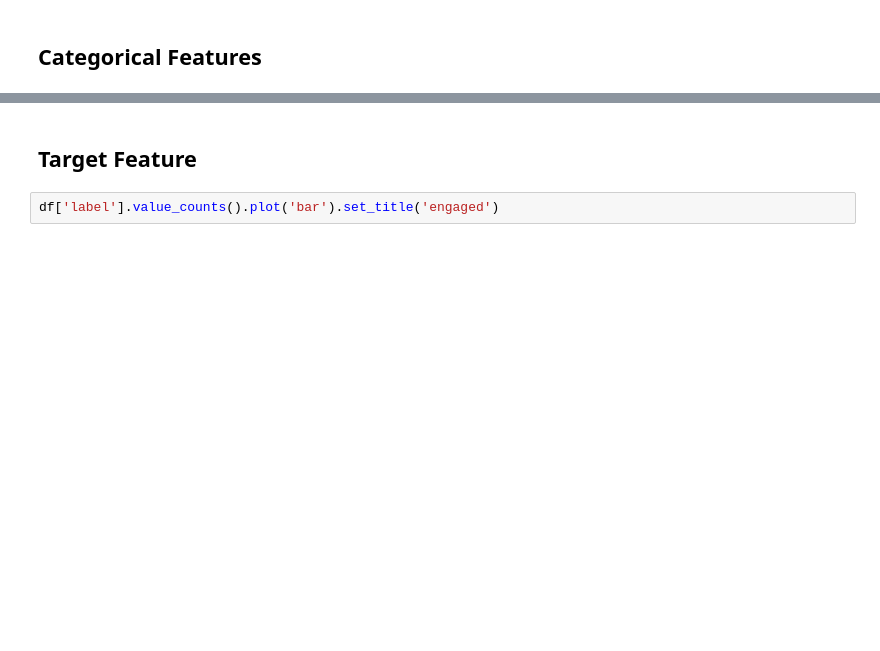
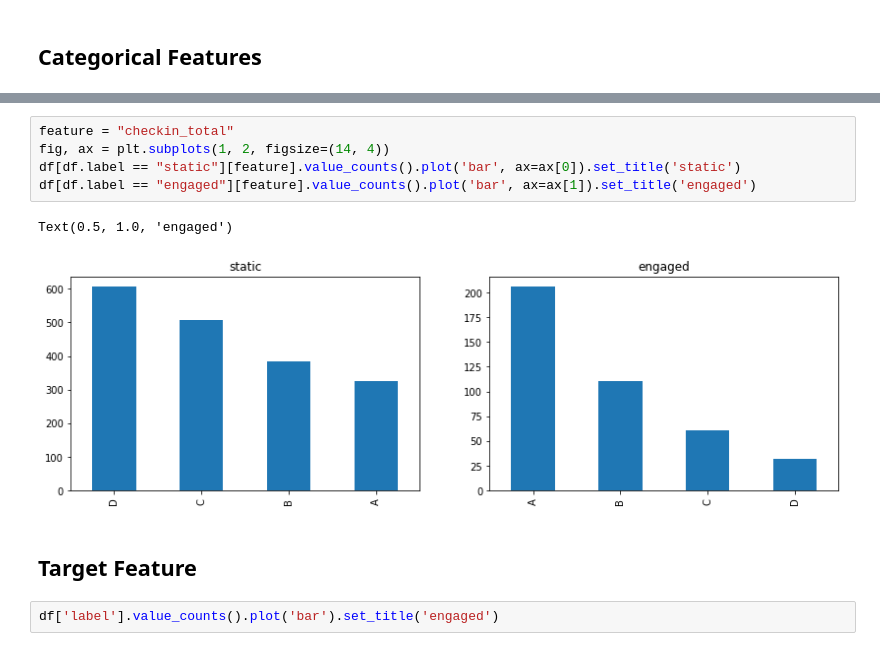
Before and after one commit to AMacumber/D4G_BCGO_Engagement, a Jupyter notebook: Step_06_Prep_EDA.ipynb, the cells around one changed output, grey strips where cells are left out. Saved outputs shown, nothing was run; the diff lists cells and outputs as text; blank space fills up the shorter version.

```diff
--- a/Step_06_Prep_EDA.ipynb
+++ b/Step_06_Prep_EDA.ipynb
@@ -78,3 +122,11 @@ df[df.label == "engaged"][feature].value_counts().plot('bar', ax=ax[1]).set_titl
+# %%
+feature = "checkin_total"
+fig, ax = plt.subplots(1, 2, figsize=(14, 4))
+df[df.label == "static"][feature].value_counts().plot('bar', ax=ax[0]).set_title('static')
+df[df.label == "engaged"][feature].value_counts().plot('bar', ax=ax[1]).set_title('engaged')
+# %% [output]
+Text(0.5, 1.0, 'engaged')
+[figure, added]
 # %% [markdown]
 ## Target Feature
 # %%
```
Also changed, not shown: parts of 16 cells of this notebook, 1 other file.
